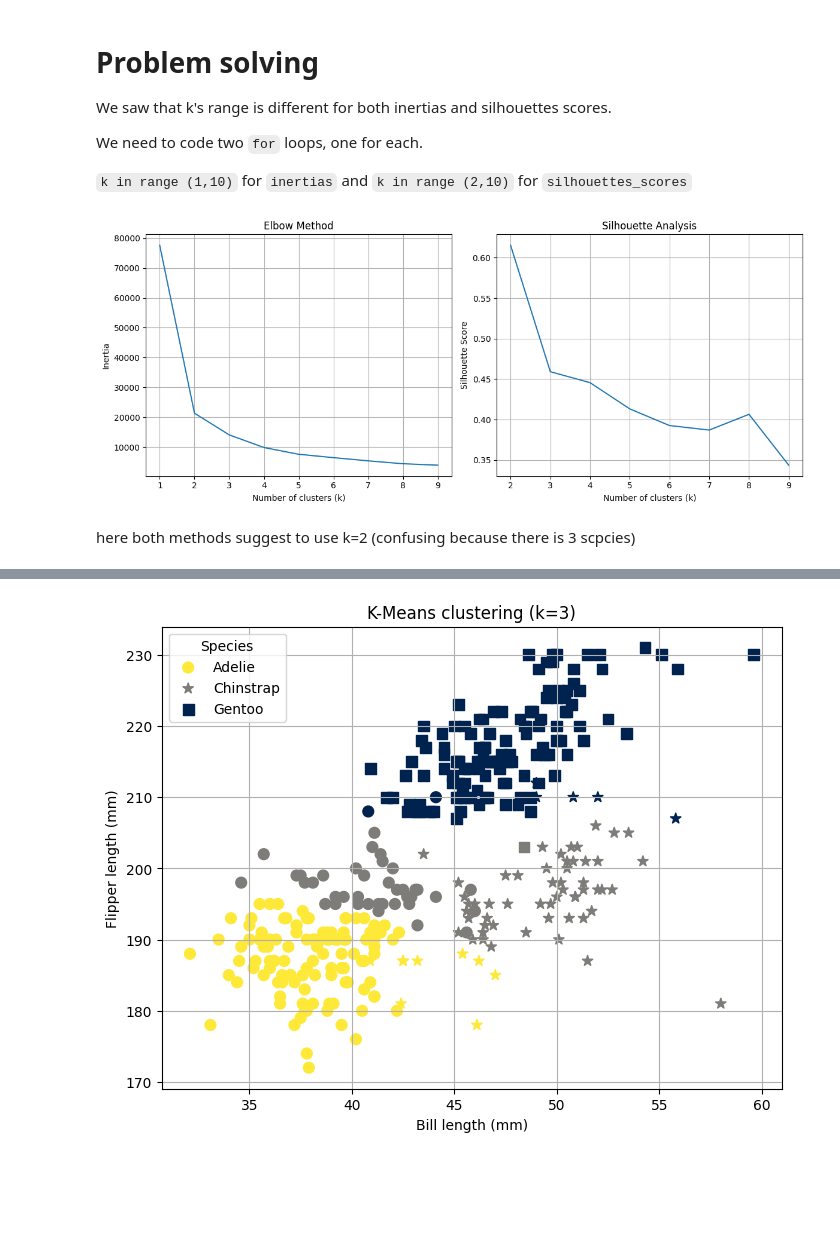
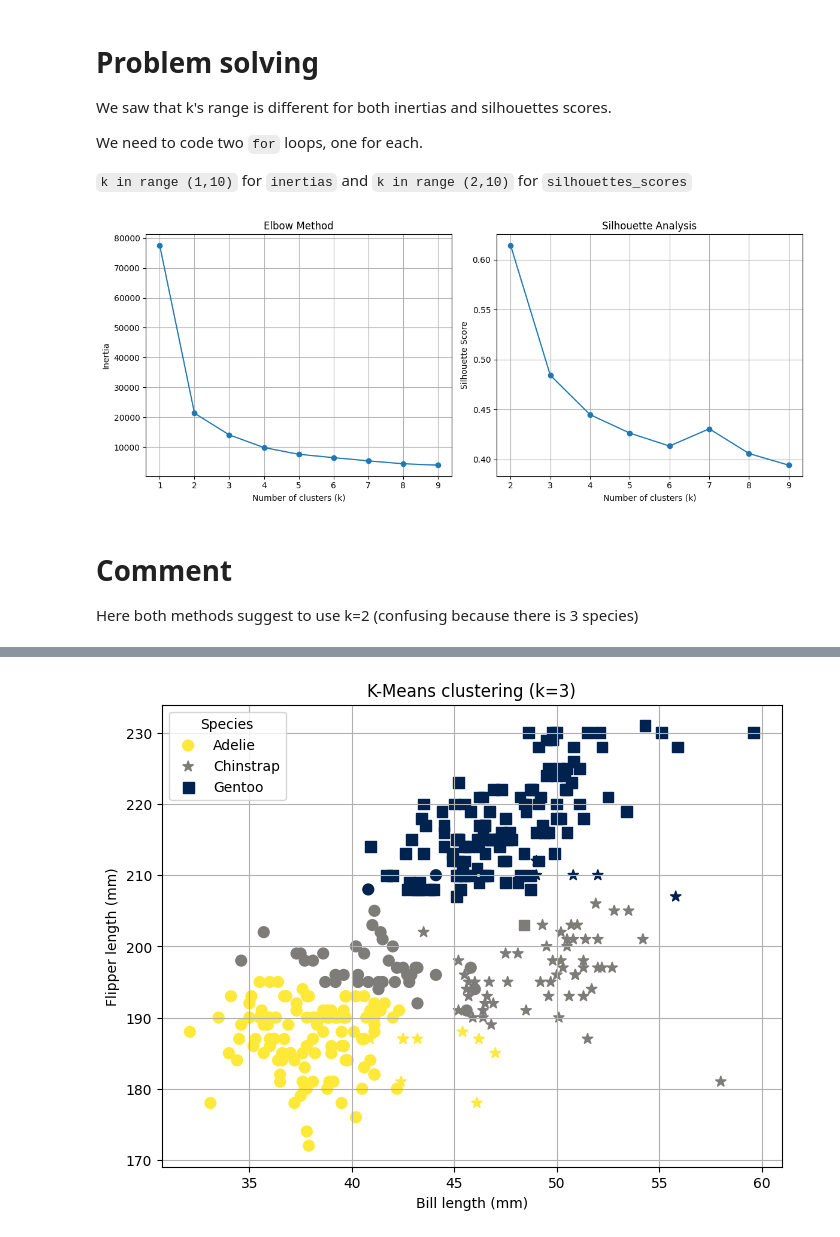
Before and after one commit to fiona-crdt/2026_Intro_Python, a Jupyter notebook: FEEDBACK_FionaCardot_1_8_ex4.ipynb, the cells around one changed output, grey strips where cells are left out. Saved outputs shown, nothing was run; the diff lists cells and outputs as text; code cells hidden in the pictures; blank space fills up the shorter version.

```diff
--- a/FEEDBACK_FionaCardot_1_8_ex4.ipynb
+++ b/FEEDBACK_FionaCardot_1_8_ex4.ipynb
@@ -155,52 +173,48 @@ We need to code two `for` loops, one for each.
 `k in range (1,10)` for `inertias` and
 `k in range (2,10)` for `silhouettes_scores`
 # %%
-import matplotlib.pyplot as plt
-from sklearn.cluster import KMeans
-from sklearn.metrics import silhouette_score
 #compute inertias and silhouettes in 2 seperated for loops
 
-# 1: Elbow method
-# Computing inertias with k in range (1,10)
+# Elbow method: Computing inertias with k in range (1,10)
 inertias = []
 
 for k in range(1, 10):
     km = KMeans(n_clusters=k, random_state=0, n_init=10)
     km.fit(X)
     inertias.append(km.inertia_)
 
-# 2: Silhouette analysis
-# Computing silh. scores with k in range (2,10)
+# Silhouette analysis: Computing silh. scores with k in range (2,10)
 silhouettes = []
 
 for k in range(2, 10):
-    km = KMeans(n_clusters=k)
+    km = KMeans(n_clusters=k, random_state=0, n_init=10)
     labels = km.fit_predict(X)
     silhouettes.append(silhouette_score(X, labels))
 
 # Plotting
 fig, axes = plt.subplots(1, 2, figsize=(12, 5))
 
-  # Elbow method
-axes[0].plot(range(1, 10), inertias)
+# Elbow method
+axes[0].plot(range(1, 10), inertias, marker="o")
 axes[0].set_title("Elbow Method")
 axes[0].set_xlabel("Number of clusters (k)")
 axes[0].set_ylabel("Inertia")
 axes[0].grid(True)
 
-#Silhouette analysis
-axes[1].plot(range(2, 10), silhouettes)
+# Silhouette analysis
+axes[1].plot(range(2, 10), silhouettes, marker="o")
 axes[1].set_title("Silhouette Analysis")
 axes[1].set_xlabel("Number of clusters (k)")
 axes[1].set_ylabel("Silhouette Score")
 axes[1].grid(True)
 
 plt.tight_layout()
 plt.show()
 # %% [output]
-[figure, old version]
+[figure, new version]
 # %% [markdown]
-here both methods suggest to use k=2 (confusing because there is 3 scpcies)
+# Comment
+Here both methods suggest to use k=2 (confusing because there is 3 species)
 # %% [markdown]
 **Q4) Cluster with k = 3 and compare the result against the true species.**
 
```
Also changed, not shown: parts of 10 cells of this notebook.
